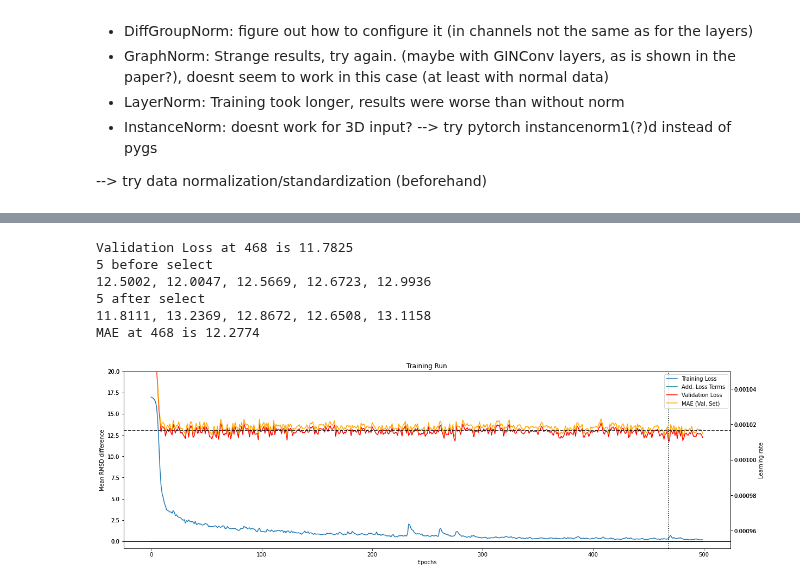
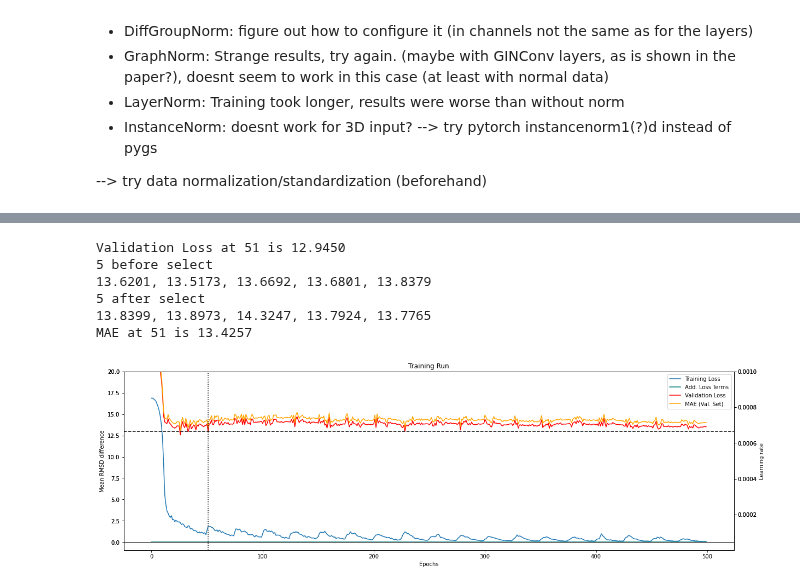
Before and after one commit to milang9/3d_classifier, a Jupyter notebook: notebooks/3d_classifier_PyG.ipynb, the cells around one changed output, grey strips where cells are left out. Drawn from its saved outputs; the diff is of its cells as text; code cells hidden in the pictures.

Commit message:
deepGCN experiments

```diff
--- a/notebooks/3d_classifier_PyG.ipynb
+++ b/notebooks/3d_classifier_PyG.ipynb
@@ -136,7 +137,7 @@ Epoch 495: Training loss 0.1977; Validation loss 12.6307, MAE: 13.1249; lr: 0.00
 # %%
 #get training run data
 
-run_dir = "../run_data/2022-07-12_14-29_DeepCG"#"/scr/risa/mgeyer/GCN/run_data/2022-07-08_12-48_MinCutCG"#
+run_dir = "../run_data/2022-07-13_14-49_DeepCG"#"/scr/risa/mgeyer/GCN/run_data/2022-07-08_12-48_MinCutCG"#
 burn_in = 50
 
 file_lines = []
@@ -160,6 +161,6 @@ Minimum MAE (after 50 epochs) 12.2774 in epoch 468
 # %%
 #plot the training run
-select = 468
+select = 51
 
 print(f"Validation Loss at {select} is {val_losses[select]:.4f}")
 print("5 before select")
@@ -170,38 +171,38 @@ print(f"MAE at {select} is {mae_losses[select]:.4f}")
 
 fig, ax1 = plt.subplots(figsize=(20, 6))#layout="constrained",
 ax1.secondary_yaxis("left")
 ax1.plot(epoch_losses, label="Training Loss")
 ax1.plot(epoch_add_losses, "teal", label="Add. Loss Terms")
 ax1.plot(val_losses, "r", label="Validation Loss")
 ax1.plot(mae_losses, "orange", label="MAE (Val. Set)")
 
 ax2 = ax1.twinx()
 ax2.secondary_yaxis("right")
 #ax2.plot(learning_rates, "g", label="Learning Rate")
 plt.title("Training Run")
 ax1.set_xlabel("Epochs")
 ax1.set_ylabel("Mean RMSD difference")
 ax2.set_ylabel("Learning rate")
 
 ax1.set_ylim([(min(epoch_losses)-1), 20]) #max(val_losses)+2)
 plt.axvline(x = select, c = "black", ls = ':')
 ax1.axhline(y=0.0, linewidth=1, c = "black")#, ls = "--")
 ax1.axhline(y=13, c = "black", ls = "--")
 
 ax2.set_ylim([(min(learning_rates)), max(learning_rates)])
 
 han1, lab1 = ax1.get_legend_handles_labels()
 han2, lab2 = ax2.get_legend_handles_labels()
 plt.legend(han1 + han2, lab1 + lab2, loc="upper right")
 plt.draw()
 # %% [output]
-Validation Loss at 468 is 11.7825
+Validation Loss at 51 is 12.9450
 5 before select
-12.5002, 12.0047, 12.5669, 12.6723, 12.9936
+13.6201, 13.5173, 13.6692, 13.6801, 13.8379
 5 after select
-11.8111, 13.2369, 12.8672, 12.6508, 13.1158
-MAE at 468 is 12.2774
+13.8399, 13.8973, 14.3247, 13.7924, 13.7765
+MAE at 51 is 13.4257
-[figure, old version]
+[figure, new version]
 # %%
 #Test
 from run.utility import rmsd_scatter, e_rmsd_scatter
```
Also changed, not shown: parts of 6 cells of this notebook, 1 other file.
